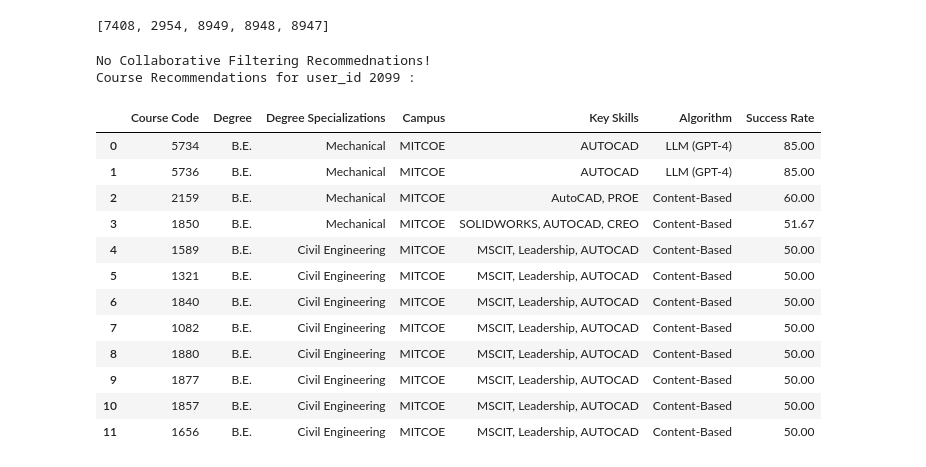
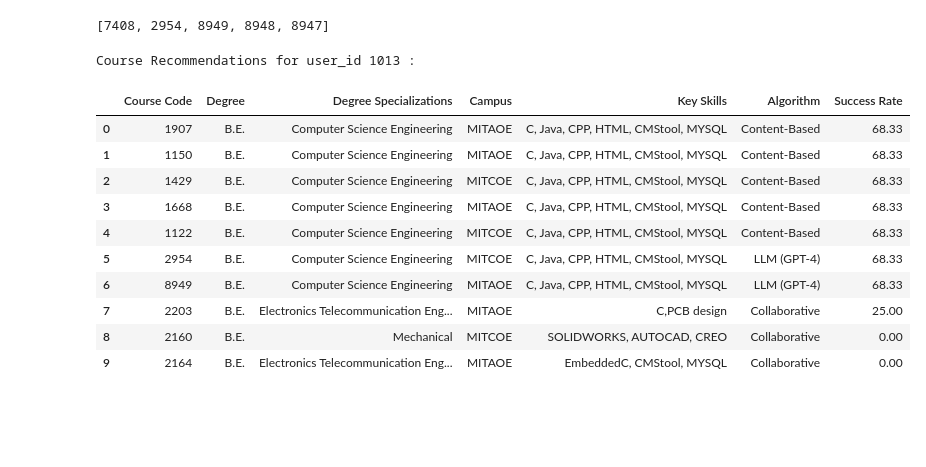
Before and after one commit to janiceXerri21/JaniceXerri_FYP_PCRS_VRLE_2024, a Jupyter notebook: TheFinalRecommendationSystem.ipynb, the cells around one changed output. Drawn from its saved outputs; the diff is of its cells as text; code cells hidden in the pictures; blank space fills up the shorter version.

```diff
--- a/TheFinalRecommendationSystem.ipynb
+++ b/TheFinalRecommendationSystem.ipynb
@@ -705,20 +705,17 @@ def final_recommender(user_id):
 
     return final
 # %%
-final_recommender(2099)
+final_recommender(1013)
 # %% [output]
-No Collaborative Filtering Recommednations!
-Course Recommendations for user_id 2099 :
+Course Recommendations for user_id 1013 :
 |  | Course Code | Degree | Degree Specializations | Campus | Key Skills | Algorithm | Success Rate |
-| 0 | 5734 | B.E. | Mechanical | MITCOE | AUTOCAD | LLM (GPT-4) | 85.00 |
-| 1 | 5736 | B.E. | Mechanical | MITCOE | AUTOCAD | LLM (GPT-4) | 85.00 |
-| 2 | 2159 | B.E. | Mechanical | MITCOE | AutoCAD, PROE | Content-Based | 60.00 |
-| 3 | 1850 | B.E. | Mechanical | MITCOE | SOLIDWORKS, AUTOCAD, CREO | Content-Based | 51.67 |
-| 4 | 1589 | B.E. | Civil Engineering | MITCOE | MSCIT, Leadership, AUTOCAD | Content-Based | 50.00 |
-| 5 | 1321 | B.E. | Civil Engineering | MITCOE | MSCIT, Leadership, AUTOCAD | Content-Based | 50.00 |
-| 6 | 1840 | B.E. | Civil Engineering | MITCOE | MSCIT, Leadership, AUTOCAD | Content-Based | 50.00 |
-| 7 | 1082 | B.E. | Civil Engineering | MITCOE | MSCIT, Leadership, AUTOCAD | Content-Based | 50.00 |
-| 8 | 1880 | B.E. | Civil Engineering | MITCOE | MSCIT, Leadership, AUTOCAD | Content-Based | 50.00 |
-| 9 | 1877 | B.E. | Civil Engineering | MITCOE | MSCIT, Leadership, AUTOCAD | Content-Based | 50.00 |
-| 10 | 1857 | B.E. | Civil Engineering | MITCOE | MSCIT, Leadership, AUTOCAD | Content-Based | 50.00 |
-| 11 | 1656 | B.E. | Civil Engineering | MITCOE | MSCIT, Leadership, AUTOCAD | Content-Based | 50.00 |
+| 0 | 1907 | B.E. | Computer Science Engineering | MITAOE | C, Java, CPP, HTML, CMStool, MYSQL | Content-Based | 68.33 |
+| 1 | 1150 | B.E. | Computer Science Engineering | MITAOE | C, Java, CPP, HTML, CMStool, MYSQL | Content-Based | 68.33 |
+| 2 | 1429 | B.E. | Computer Science Engineering | MITCOE | C, Java, CPP, HTML, CMStool, MYSQL | Content-Based | 68.33 |
+| 3 | 1668 | B.E. | Computer Science Engineering | MITAOE | C, Java, CPP, HTML, CMStool, MYSQL | Content-Based | 68.33 |
+| 4 | 1122 | B.E. | Computer Science Engineering | MITCOE | C, Java, CPP, HTML, CMStool, MYSQL | Content-Based | 68.33 |
+| 5 | 2954 | B.E. | Computer Science Engineering | MITCOE | C, Java, CPP, HTML, CMStool, MYSQL | LLM (GPT-4) | 68.33 |
+| 6 | 8949 | B.E. | Computer Science Engineering | MITAOE | C, Java, CPP, HTML, CMStool, MYSQL | LLM (GPT-4) | 68.33 |
+| 7 | 2203 | B.E. | Electronics Telecommunication Eng... | MITAOE | C,PCB design | Collaborative | 25.00 |
+| 8 | 2160 | B.E. | Mechanical | MITCOE | SOLIDWORKS, AUTOCAD, CREO | Collaborative | 0.00 |
+| 9 | 2164 | B.E. | Electronics Telecommunication Eng... | MITAOE | EmbeddedC, CMStool, MYSQL | Collaborative | 0.00 |
```
Also changed, not shown: parts of 2 cells of this notebook, 19 other files.
